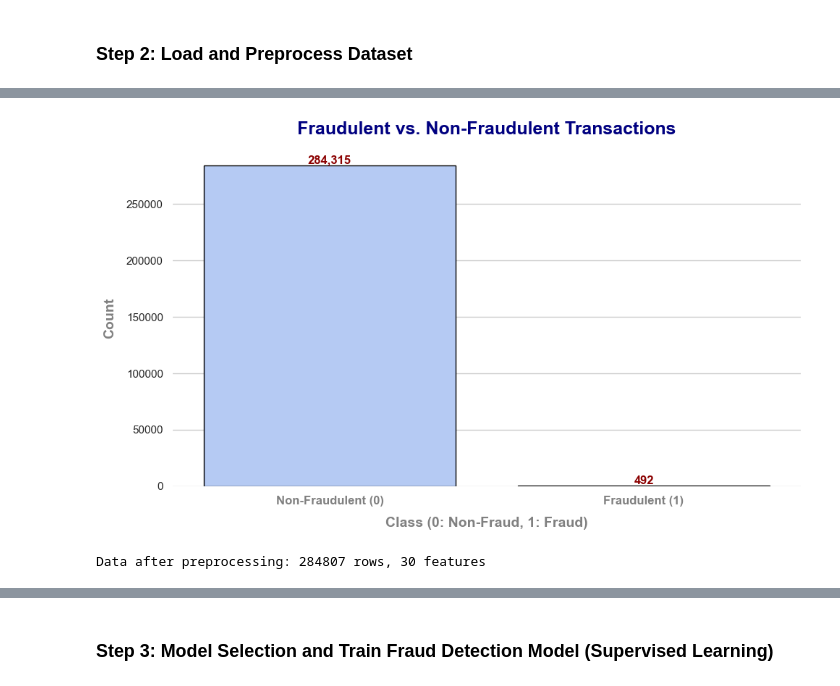
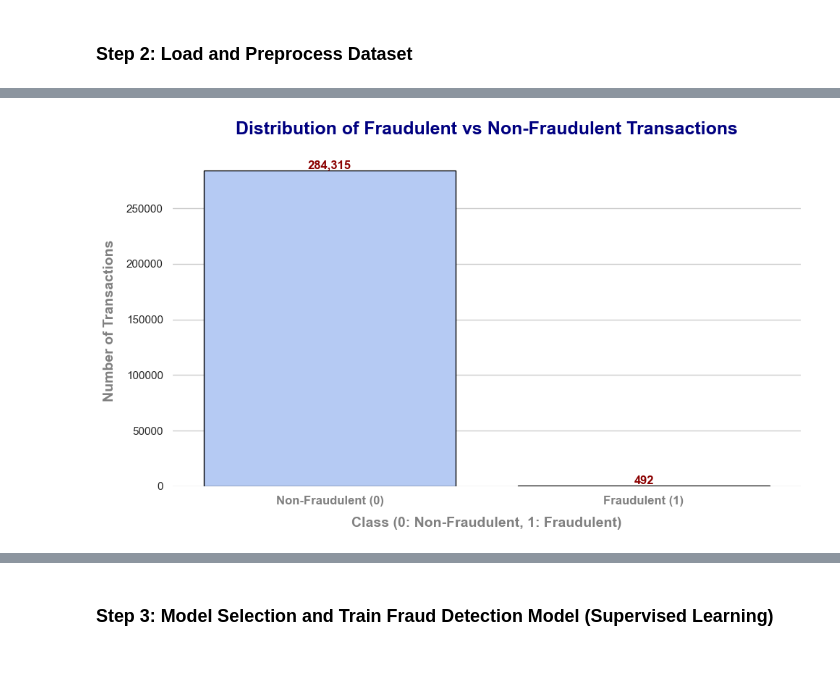
Before and after one commit to nafisalawalidris/Advanced-Fraud-Detection-with-Anomaly-Detection, a Jupyter notebook: advanced_fraud_detection.ipynb, the cells around one changed output, grey strips where cells are left out. Saved outputs shown, nothing was run; the diff lists cells and outputs as text; code cells hidden in the pictures.

```diff
--- a/advanced_fraud_detection.ipynb
+++ b/advanced_fraud_detection.ipynb
@@ -161,25 +193,29 @@ plt.show()
 # %% [markdown]
 ### **Step 2: Load and Preprocess Dataset**
 # %%
-# -------------------------- Loading and Preprocessing the Dataset --------------------------
+# -------------------------- Loading the Dataset --------------------------
 
-# Load the dataset
+# Define the file path to the dataset
 file_path = r"C:\Users\USER\Downloads\Advanced-Fraud-Detection-with-Anomaly-Detection\creditcard.csv"  # Raw string for Windows path
 
-# Read the dataset into a pandas DataFrame
 try:
     data = pd.read_csv(file_path)
     print("Dataset loaded successfully")
 except Exception as e:
     print(f"Error loading dataset: {e}")
 
-# Display the first few rows of the dataset to understand its structure
+# Display the first few rows of the dataset
 print("\nFirst 5 rows of the dataset:")
 print(data.head())
 
-# Check for any missing values in the dataset
+# Check for missing values
 print("\nMissing values in each column:")
 print(data.isnull().sum())
+
+# Handle missing values (if any)
+data.fillna(0, inplace=True)
+print("\nMissing values after handling:")
+print(data.isnull().sum())
 # %% [output]
 Dataset loaded successfully
 
@@ -243,54 +288,67 @@ sns.set_theme(style="whitegrid")
 
 # Countplot for fraudulent vs non-fraudulent transactions
 ax = sns.countplot(
     x='Class',
     data=data,
     hue='Class',
     palette="coolwarm",
     edgecolor='black',
     legend=False
 )
 
 # Add title and axis labels
-ax.set_title("Fraudulent vs. Non-Fraudulent Transactions", fontsize=18, fontweight='bold', color='navy', pad=15)
-ax.set_xlabel("Class (0: Non-Fraud, 1: Fraud)", fontsize=14, fontweight='semibold', color='gray', labelpad=10)
-ax.set_ylabel("Count", fontsize=14, fontweight='semibold', color='gray', labelpad=10)
+ax.set_title(
+    "Distribution of Fraudulent vs Non-Fraudulent Transactions",
+    fontsize=18,
+    fontweight='bold',
+    color='navy',
+    pad=20
+)
+ax.set_xlabel(
+    "Class (0: Non-Fraudulent, 1: Fraudulent)",
+    fontsize=14,
+    fontweight='semibold',
+    color='gray',
+    labelpad=10
+)
+ax.set_ylabel(
+    "Number of Transactions",
+    fontsize=14,
+    fontweight='semibold',
+    color='gray',
+    labelpad=10
+)
 
 # Annotate the bar plot with counts
 for p in ax.patches:
     ax.annotate(
         f'{p.get_height():,.0f}',
         (p.get_x() + p.get_width() / 2., p.get_height()),
-        ha='center', va='center',
-        fontsize=12, color='darkred', fontweight='bold',
-        xytext=(0, 5), textcoords='offset points'
+        ha='center',
+        va='center',
+        fontsize=12,
+        color='darkred',
+        fontweight='bold',
+        xytext=(0, 5),
+        textcoords='offset points'
     )
 
-# Adjust x-tick labels
+# Customise x-tick labels
 ax.set_xticks([0, 1])
-ax.set_xticklabels(['Non-Fraudulent (0)', 'Fraudulent (1)'], fontsize=12, fontweight='semibold', color='gray')
+ax.set_xticklabels(
+    ['Non-Fraudulent (0)', 'Fraudulent (1)'],
+    fontsize=12,
+    fontweight='semibold',
+    color='gray'
+)
 
-# Remove unnecessary spines
+# Remove unnecessary spines for a cleaner look
 sns.despine(left=True, bottom=True)
 
 # Adjust layout for better spacing
 plt.tight_layout()
 
 # Display the plot
 plt.show()
 # %% [output]
-[figure, old version]
+[figure, new version]
-# %%
-# -------------------------- Data Preprocessing --------------------------
-
-# Handle missing values by dropping rows with any missing values
-data_cleaned = data.dropna()
-
-# Separate features (X) and target variable (y)
-X = data_cleaned.drop(columns=['Class'])
-y = data_cleaned['Class']
-
-# Display the shape of the cleaned data
-print(f"Data after preprocessing: {X.shape[0]} rows, {X.shape[1]} features")
-# %% [output]
-Data after preprocessing: 284807 rows, 30 features
```
Also changed, not shown: parts of 11 cells of this notebook.
